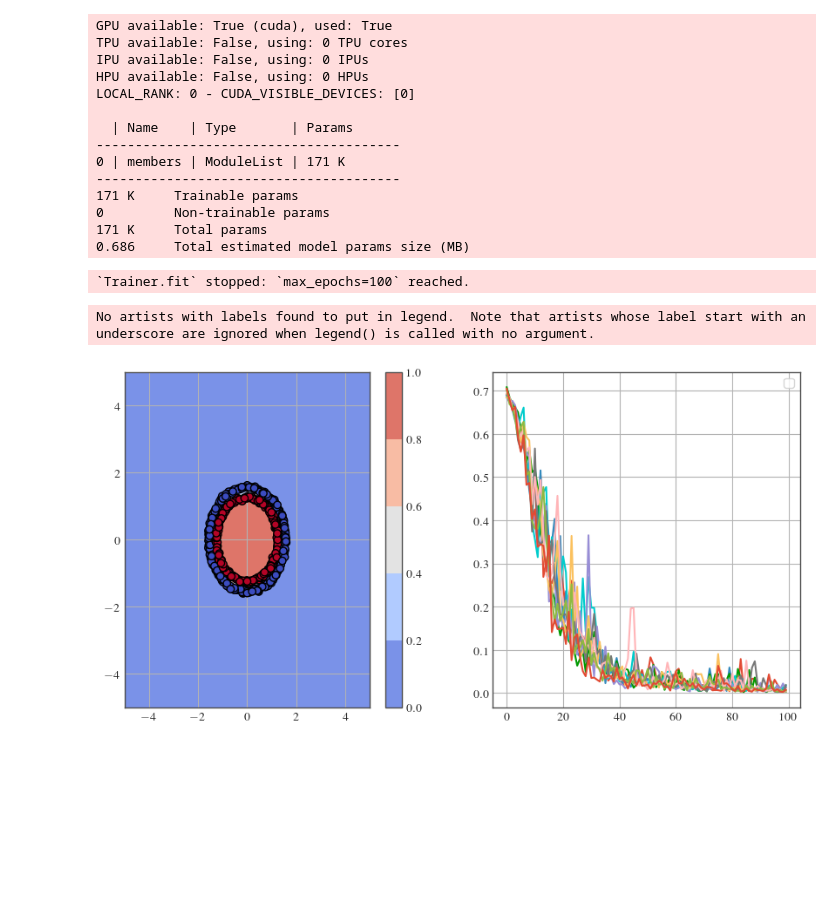
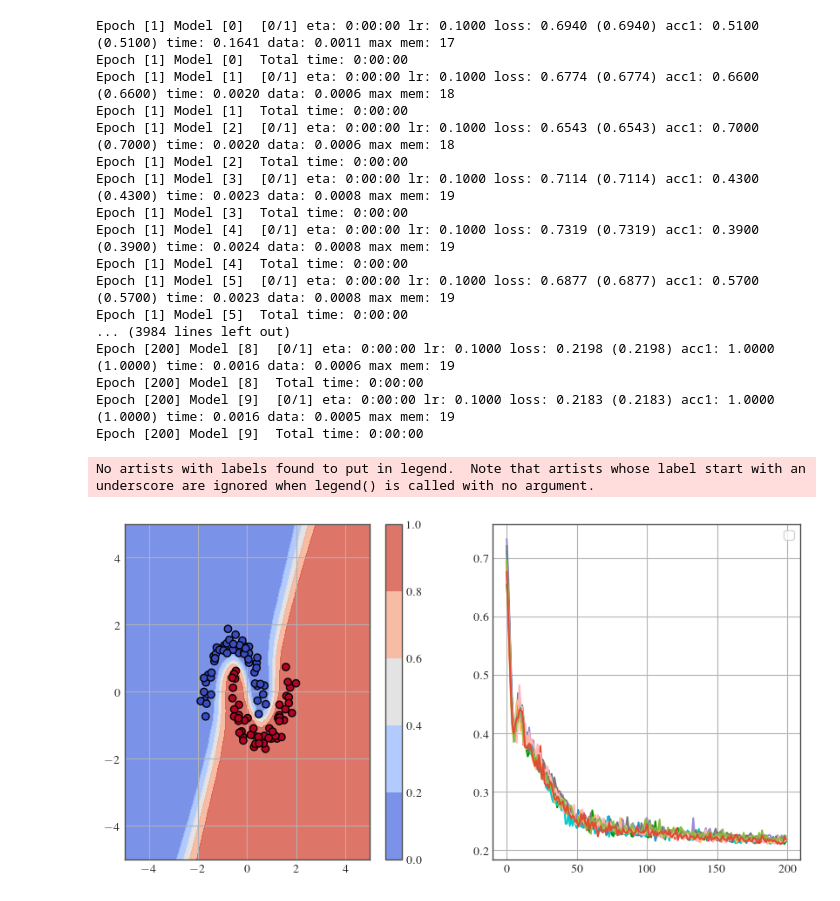
Before and after one commit to dhuseljic/dal-toolbox, a Jupyter notebook: notebooks/uncertainty/ensemble.ipynb, the cells around one changed output. Saved outputs shown, nothing was run; the diff lists cells and outputs as text; code cells hidden in the pictures; blank space fills up the shorter version.

```diff
--- a/notebooks/uncertainty/ensemble.ipynb
+++ b/notebooks/uncertainty/ensemble.ipynb
@@ -16,6 +17,6 @@ from sklearn import datasets
 # %%
 X, y = datasets.make_moons(100, noise=.1, random_state=42)
-X, y = datasets.make_circles(500, noise=.02)
+# X, y = datasets.make_circles(500, noise=.02)
 X = (X - X.mean(0)) / X.std(0)
 X = torch.from_numpy(X).float()
 y = torch.from_numpy(y).long()
@@ -30,7 +31,4 @@ plt.show()
 # %%
-from dal_toolbox.models.ensemble.base import EnsembleModule
-from dal_toolbox.models.utils.callbacks import MetricsHistory
-
 class Net(nn.Module):
     def __init__(self,
                  num_classes: int,
@@ -54,13 +52,15 @@ class Net(nn.Module):
         out = self.last(x)
         return out
 
-class Ensemble(EnsembleModule):
-    def __init__(self, num_members=10):
-        super().__init__([Net(2) for _ in range(num_members)])
-
-    def configure_optimizers(self):
-        optimizers = [torch.optim.SGD(m.parameters(), lr=1e-1, momentum=0.9) for m in self.members]
-        return optimizers
+# from dal_toolbox.models.ensemble.base import EnsembleModule
+# from dal_toolbox.models.utils.callbacks import MetricsHistory
+# class Ensemble(EnsembleModule):
+#     def __init__(self, num_members=10):
+#         super().__init__([Net(2) for _ in range(num_members)])
+#
+#     def configure_optimizers(self):
+#         optimizers = [torch.optim.SGD(m.parameters(), lr=1e-1, momentum=0.9) for m in self.members]
+#         return optimizers
 # %%
 @torch.no_grad()
 def plot_contour(model, domain=5, ax=None):
@@ -71,7 +71,7 @@ def plot_contour(model, domain=5, ax=None):
     xx, yy = torch.meshgrid(torch.linspace(-domain, domain, 51), torch.linspace(-domain, domain, 51))
     zz = torch.stack((xx.flatten(), yy.flatten()), dim=1)
 
-    logits = model(zz)
+    logits = model.forward_sample(zz)
     probas = logits.softmax(-1)
     probas = probas.mean(1)
     zz = probas[:, 1].view(xx.shape)
@@ -81,39 +81,48 @@ def plot_contour(model, domain=5, ax=None):
 # %%
 num_members = 10
 num_epochs = 100
 torch.manual_seed(0)
 train_loader = torch.utils.data.DataLoader(train_ds, batch_size=128, shuffle=True)
 
-model = Ensemble(num_members=num_members)
-history = MetricsHistory()
-trainer = L.Trainer(max_epochs=num_epochs, callbacks=[history])
-trainer.fit(model, train_loader)
+members = [Net(2) for _ in range(num_members)]
+optimizer = EnsembleOptimizer([torch.optim.SGD(m.parameters(), lr=1e-1, momentum=0.9) for m in members])
+model = Ensemble(members)
+trainer = EnsembleTrainer(
+    model,
+    criterion=nn.CrossEntropyLoss(label_smoothing=0.1),
+    optimizer=optimizer,
+    num_epochs=200,
+)
+history = trainer.fit(train_loader)
+train_history = history['train_history']
 
 model.eval()
 plt.figure(figsize=(10, 5))
 plt.subplot(121)
 plot_contour(model)
 plt.scatter(X[:, 0], X[:, 1], c=y)
 plt.subplot(122)
 plt.legend()
 for i in range(num_members):
-    plt.plot([d[f'loss_member{i}'] for d in history], label=f'Member {i}')
+    plt.plot([d[f'train_loss_member{i}'] for d in train_history], label=f'Member {i}')
 plt.show()
 # %% [output]
-GPU available: True (cuda), used: True
-TPU available: False, using: 0 TPU cores
-IPU available: False, using: 0 IPUs
-HPU available: False, using: 0 HPUs
-LOCAL_RANK: 0 - CUDA_VISIBLE_DEVICES: [0]
-
-  | Name    | Type       | Params
----------------------------------------
-0 | members | ModuleList | 171 K
----------------------------------------
-171 K     Trainable params
-0         Non-trainable params
-171 K     Total params
-0.686     Total estimated model params size (MB)
+Epoch [1] Model [0]  [0/1] eta: 0:00:00 lr: 0.1000 loss: 0.6940 (0.6940) acc1: 0.5100 (0.5100) time: 0.1641 data: 0.0011 max mem: 17
+Epoch [1] Model [0]  Total time: 0:00:00
+Epoch [1] Model [1]  [0/1] eta: 0:00:00 lr: 0.1000 loss: 0.6774 (0.6774) acc1: 0.6600 (0.6600) time: 0.0020 data: 0.0006 max mem: 18
+Epoch [1] Model [1]  Total time: 0:00:00
+Epoch [1] Model [2]  [0/1] eta: 0:00:00 lr: 0.1000 loss: 0.6543 (0.6543) acc1: 0.7000 (0.7000) time: 0.0020 data: 0.0006 max mem: 18
+Epoch [1] Model [2]  Total time: 0:00:00
+Epoch [1] Model [3]  [0/1] eta: 0:00:00 lr: 0.1000 loss: 0.7114 (0.7114) acc1: 0.4300 (0.4300) time: 0.0023 data: 0.0008 max mem: 19
+Epoch [1] Model [3]  Total time: 0:00:00
+Epoch [1] Model [4]  [0/1] eta: 0:00:00 lr: 0.1000 loss: 0.7319 (0.7319) acc1: 0.3900 (0.3900) time: 0.0024 data: 0.0008 max mem: 19
+Epoch [1] Model [4]  Total time: 0:00:00
+Epoch [1] Model [5]  [0/1] eta: 0:00:00 lr: 0.1000 loss: 0.6877 (0.6877) acc1: 0.5700 (0.5700) time: 0.0023 data: 0.0008 max mem: 19
+Epoch [1] Model [5]  Total time: 0:00:00
+... (3984 lines left out)
+Epoch [200] Model [8]  [0/1] eta: 0:00:00 lr: 0.1000 loss: 0.2198 (0.2198) acc1: 1.0000 (1.0000) time: 0.0016 data: 0.0006 max mem: 19
+Epoch [200] Model [8]  Total time: 0:00:00
+Epoch [200] Model [9]  [0/1] eta: 0:00:00 lr: 0.1000 loss: 0.2183 (0.2183) acc1: 1.0000 (1.0000) time: 0.0016 data: 0.0005 max mem: 19
+Epoch [200] Model [9]  Total time: 0:00:00
-`Trainer.fit` stopped: `max_epochs=100` reached.
+No artists with labels found to put in legend.  Note that artists whose label start with an underscore are ignored when legend() is called with no argument.
-No artists with labels found to put in legend.  Note that artists whose label start with an underscore are ignored when legend() is called with no argument.
-[figure, old version]
+[figure, new version]
```
Also changed, not shown: parts of 4 cells of this notebook, 3 other files.
